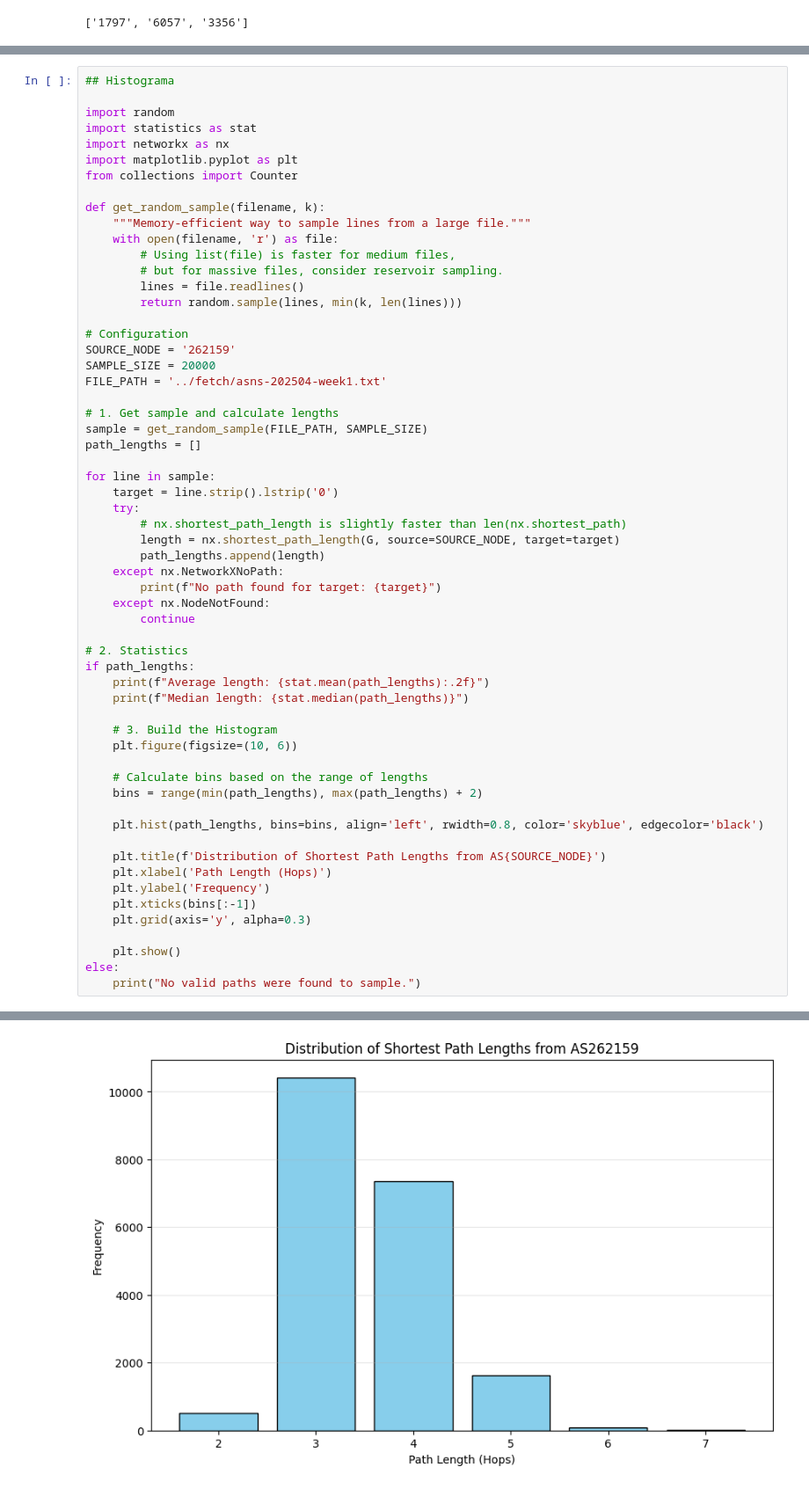
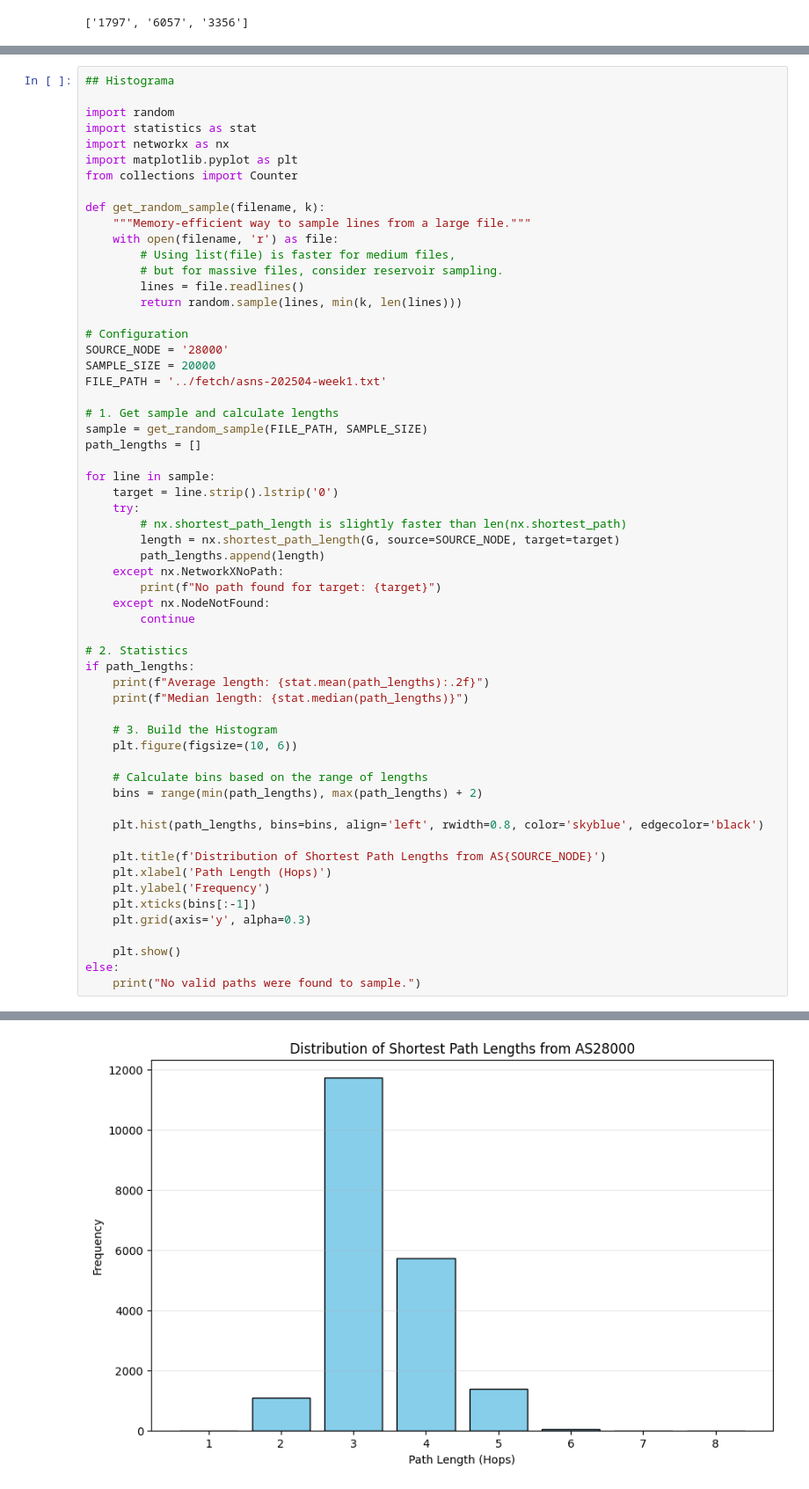
Before and after one commit to carlos-cagnazzo/internet-topology-ris, a Jupyter notebook: eda/eda-grafo-internet-muestro-caminos.ipynb, the cells around one changed output, grey strips where cells are left out. Shown at 88% size. Cells and saved outputs as stored; diff of their text form.

```diff
--- a/eda/eda-grafo-internet-muestro-caminos.ipynb
+++ b/eda/eda-grafo-internet-muestro-caminos.ipynb
@@ -61,7 +71,7 @@ def get_random_sample(filename, k):
         return random.sample(lines, min(k, len(lines)))
 
 # Configuration
-SOURCE_NODE = '262159'
+SOURCE_NODE = '28000'
 SAMPLE_SIZE = 20000
 FILE_PATH = '../fetch/asns-202504-week1.txt'
 
@@ -107,2 +117,2 @@ Average length: 3.52
 Median length: 3.0
-[figure, old version]
+[figure, new version]
```
Also changed, not shown: parts of 8 cells of this notebook, 3 other files.
